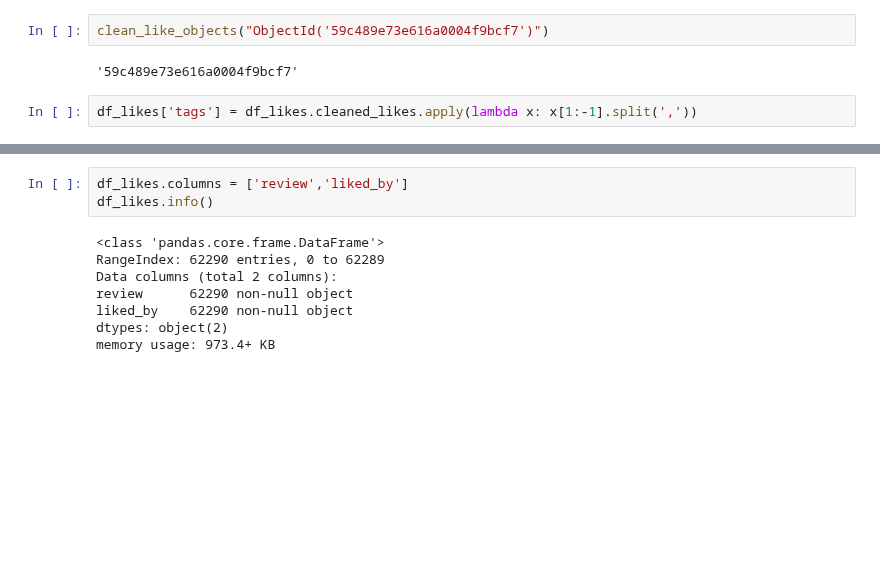
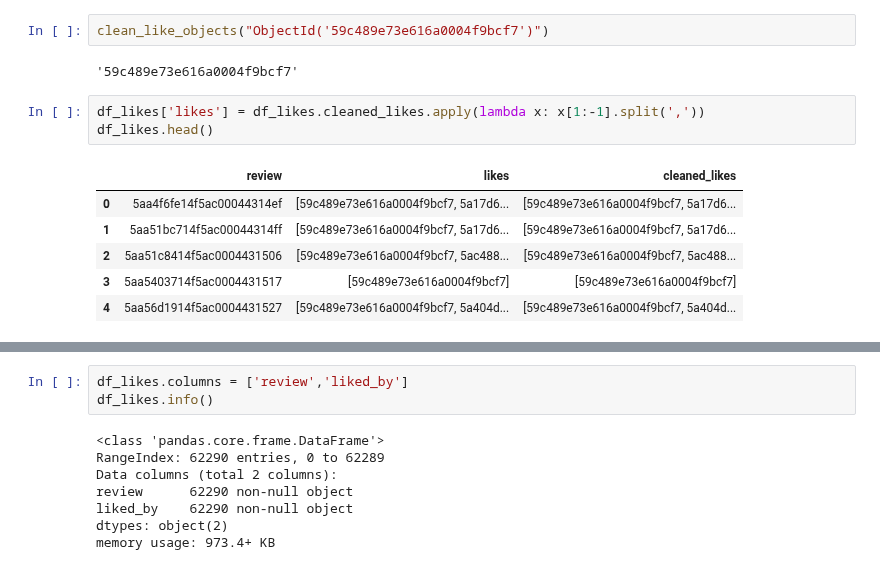
Before and after one commit to ravi-gopalan/DAND_Data_Wrangling, a Jupyter notebook: post_training_processing.ipynb, the cells around one changed output, grey strips where cells are left out. Saved outputs shown, nothing was run; the diff lists cells and outputs as text; blank space fills up the shorter version.

```diff
--- a/post_training_processing.ipynb
+++ b/post_training_processing.ipynb
@@ -547,5 +551,13 @@ clean_like_objects("ObjectId('59c489e73e616a0004f9bcf7')")
 # %% [output]
 '59c489e73e616a0004f9bcf7'
 # %%
-df_likes['tags'] = df_likes.cleaned_likes.apply(lambda x: x[1:-1].split(','))
+df_likes['likes'] = df_likes.cleaned_likes.apply(lambda x: x[1:-1].split(','))
+df_likes.head()
+# %% [output]
+|  | review | likes | cleaned_likes |
+| 0 | 5aa4f6fe14f5ac00044314ef | [59c489e73e616a0004f9bcf7, 5a17d6... | [59c489e73e616a0004f9bcf7, 5a17d6... |
+| 1 | 5aa51bc714f5ac00044314ff | [59c489e73e616a0004f9bcf7, 5a17d6... | [59c489e73e616a0004f9bcf7, 5a17d6... |
+| 2 | 5aa51c8414f5ac0004431506 | [59c489e73e616a0004f9bcf7, 5ac488... | [59c489e73e616a0004f9bcf7, 5ac488... |
+| 3 | 5aa5403714f5ac0004431517 | [59c489e73e616a0004f9bcf7] | [59c489e73e616a0004f9bcf7] |
+| 4 | 5aa56d1914f5ac0004431527 | [59c489e73e616a0004f9bcf7, 5a404d... | [59c489e73e616a0004f9bcf7, 5a404d... |
 # %%
```
Also changed, not shown: parts of 19 cells of this notebook.
